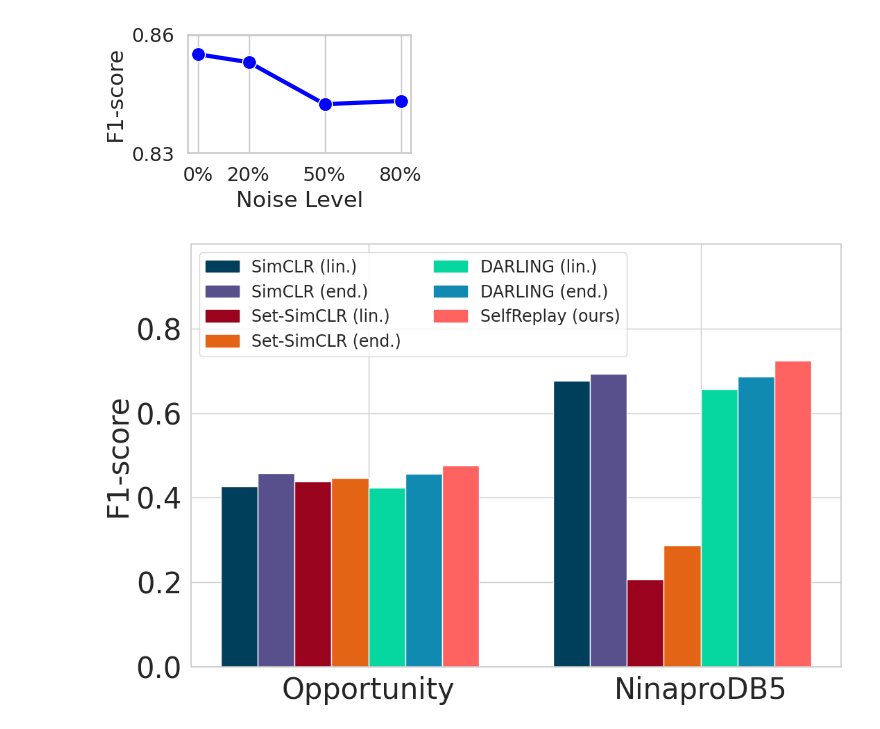
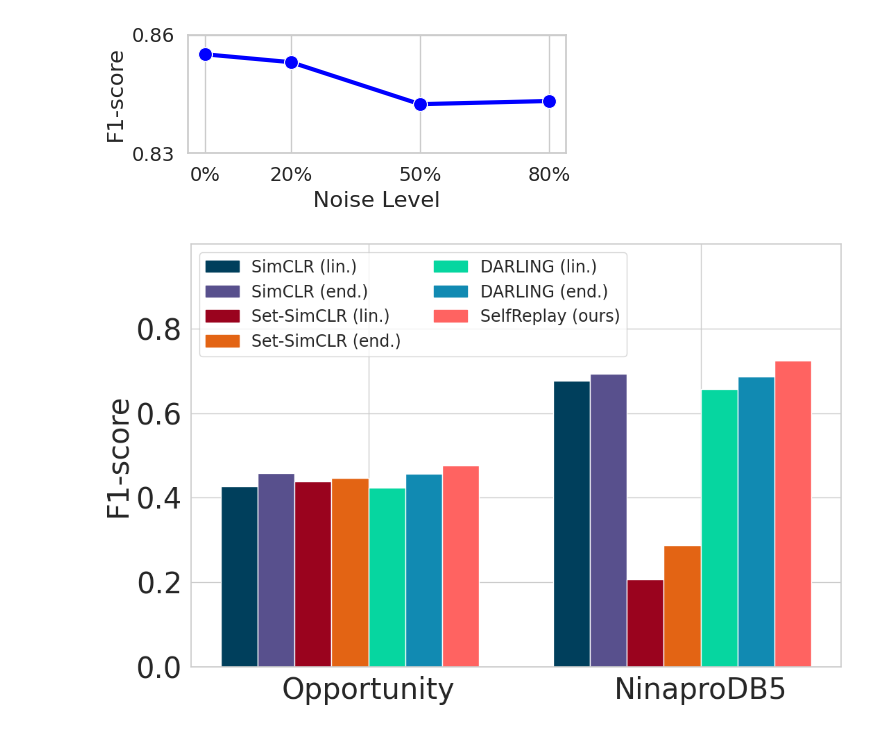
Before and after one commit to diamond264/augcon, a Jupyter notebook: visualization/sensys_plots.ipynb, the cells around one changed output. Drawn from its saved outputs; the diff is of its cells as text; code cells hidden in the pictures.

Commit message:
implemented codes for visualization

```diff
--- a/visualization/sensys_plots.ipynb
+++ b/visualization/sensys_plots.ipynb
@@ -24,7 +24,7 @@ y_values = list(noise_results.values())
 sns.set(style="whitegrid")
 
 # Create the plot
-plt.figure(figsize=(3.5, 2.2))  # Set figure size
+plt.figure(figsize=(5, 2.2))  # Set figure size
 ax = sns.lineplot(
     x=x_values,
     y=y_values,
@@ -36,34 +36,34 @@ ax = sns.lineplot(
 
 # Set x-axis tick labels
 plt.xticks(ticks=x_values, labels=x_labels, fontsize=14)
 
 # Set y-axis limits
 plt.ylim(0.83, 0.86)
 
 # Set custom y-ticks (only 0.8 and 0.9)
 plt.yticks([0.83, 0.86], labels=["0.83", "0.86"], fontsize=14)
 
 # Labels and title with bigger font size
 plt.xlabel("Noise Level", fontsize=16)
 plt.ylabel("F1-score", fontsize=16)
 
 # # Remove vertical grid lines while keeping horizontal grid lines
 # plt.grid(axis='x', linestyle="")
 
 # # Make outer borders black
 # ax.spines["top"].set_color("black")
 # ax.spines["right"].set_color("black")
 # ax.spines["left"].set_color("black")
 # ax.spines["bottom"].set_color("black")
 
 # Show the plot
 out = os.path.join("sensys_pdfs", "noise_sensitivity.pdf")
 os.makedirs(os.path.dirname(out), exist_ok=True)
 plt.savefig(out, bbox_inches='tight')
 plt.tight_layout()
 plt.show()
 # %% [output]
-[figure, old version]
+[figure, new version]
 # %%
 opportunity_data = {
     "SimCLR (lin.)": 0.4268,
```
Also changed, not shown: parts of 2 cells of this notebook, 3 other files.
